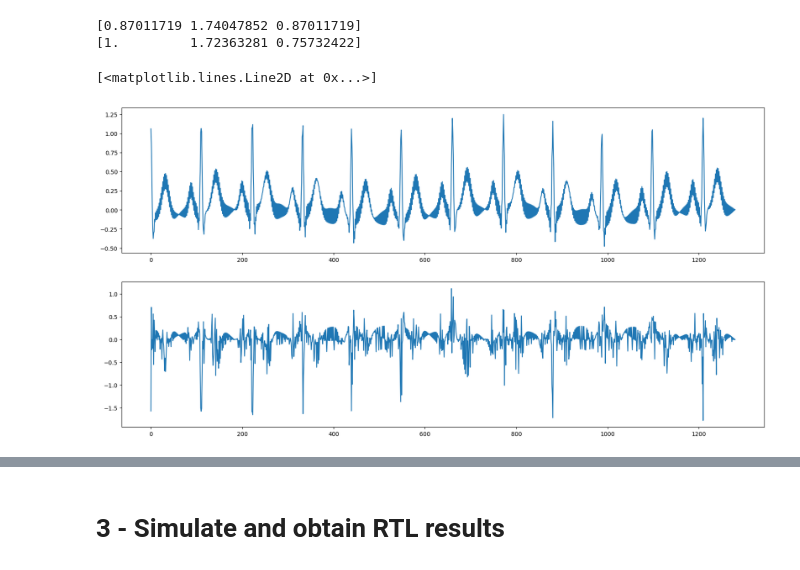
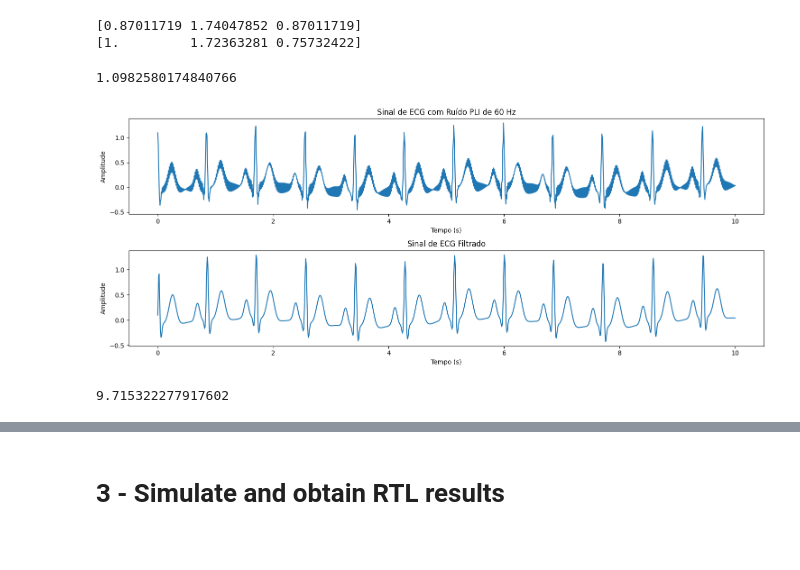
Before and after one commit to cordeiroewerton/TCC, a Jupyter notebook: Python/step_by_step.ipynb, the cells around one changed output, grey strips where cells are left out. Drawn from its saved outputs; the diff is of its cells as text; code cells hidden in the pictures.

Commit message:
feat: adding tests.

```diff
--- a/Python/step_by_step.ipynb
+++ b/Python/step_by_step.ipynb
@@ -311,38 +265,3 @@ print(a_fxp)
 # %% [output]
 [0.87011719 1.74047852 0.87011719]
 [1.         1.72363281 0.75732422]
-# %%
-import numpy as np
-from scipy.signal import butter
-from fxpmath import Fxp
-
-# Quantização dos coeficientes para ponto fixo
-b_fxp = Fxp(b, signed=True, n_word=32, n_frac=12)
-a_fxp = Fxp(a, signed=True, n_word=32, n_frac=12)
-
-# Sinal de entrada
-x = ecg_with_noise
-zffsx = np.zeros(3)
-zffsy = np.zeros(3)
-y = np.zeros(len(x))
-k = 0
-for i in range(len(x)):
-    zffsx[0] = x[i]
-    zffsx[1] = zffsx[0]
-    zffsx[2] = zffsx[1]
-    tmpxffs = zffsx[0]*b_fxp[0] + zffsx[1]*b_fxp[1] + zffsx[2]*b_fxp[2]
-
-    zffsy[0] = tmpxffs
-    zffsy[1] = zffsy[0]
-    zffsy[2] = zffsy[1]
-    tmpyffs =  zffsx[0]*a_fxp[0] - zffsx[1]*a_fxp[1] - zffsx[2]*a_fxp[2]
-    y[k] = tmpyffs
-
-plt.figure(figsize=(20,10))
-plt.subplot(2,1,1)
-plt.plot(x)
-plt.subplot(2,1,2)
-plt.plot(y)
-# %% [output]
-[<matplotlib.lines.Line2D at 0x...>]
-[figure, removed]
@@ -349 +291,33 @@ plt.plot(y)
+# %%
+print(ecg_with_noise[0])
+# %% [output]
+1.0982580174840766
+# %%
+# Teste do filtro em ponto flutuante
+y = iir_filter_test(b, a, ecg_with_noise)
+t = np.linspace(0, duration, int(sampling_rate * duration))
+# Plotar o sinal de ECG original e o sinal com ruído
+plt.figure(figsize=(15, 6))
+
+gain = y.max()/ecg_with_noise.max()
+
+plt.subplot(2, 1, 1)
+plt.plot(t, ecg_with_noise)
+plt.title("Sinal de ECG com Ruído PLI de 60 Hz")
+plt.xlabel("Tempo (s)")
+plt.ylabel("Amplitude")
+
+plt.subplot(2, 1, 2)
+plt.plot(t, y/gain)
+plt.title("Sinal de ECG Filtrado")
+plt.xlabel("Tempo (s)")
+plt.ylabel("Amplitude")
+
+plt.tight_layout()
+plt.show()
+
+print(y.max()/ecg_with_noise.max())
+# %% [output]
+[figure, added]
+9.715322277917602
 # %%
```
Also changed, not shown: parts of 10 cells of this notebook.
